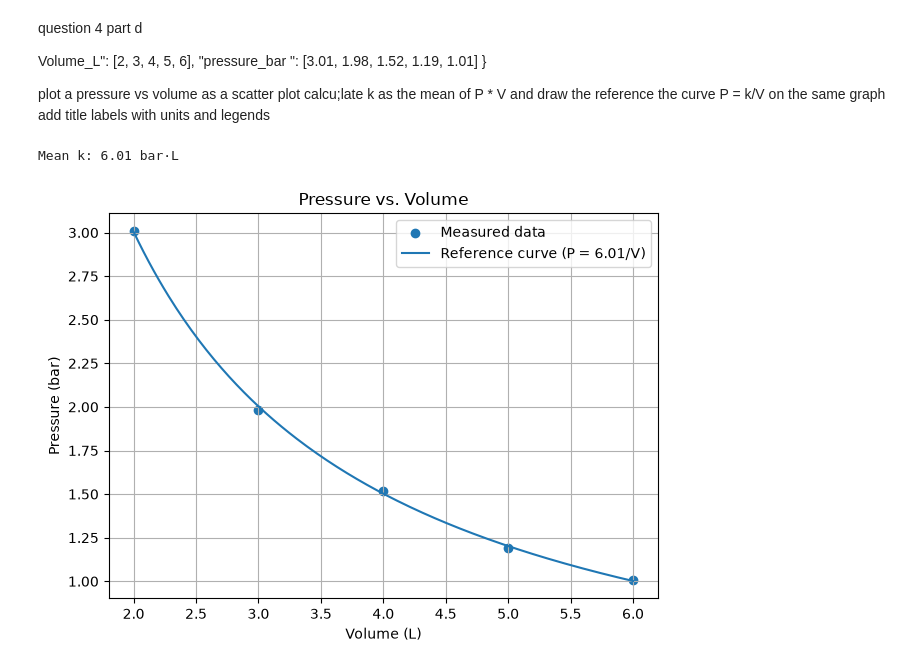
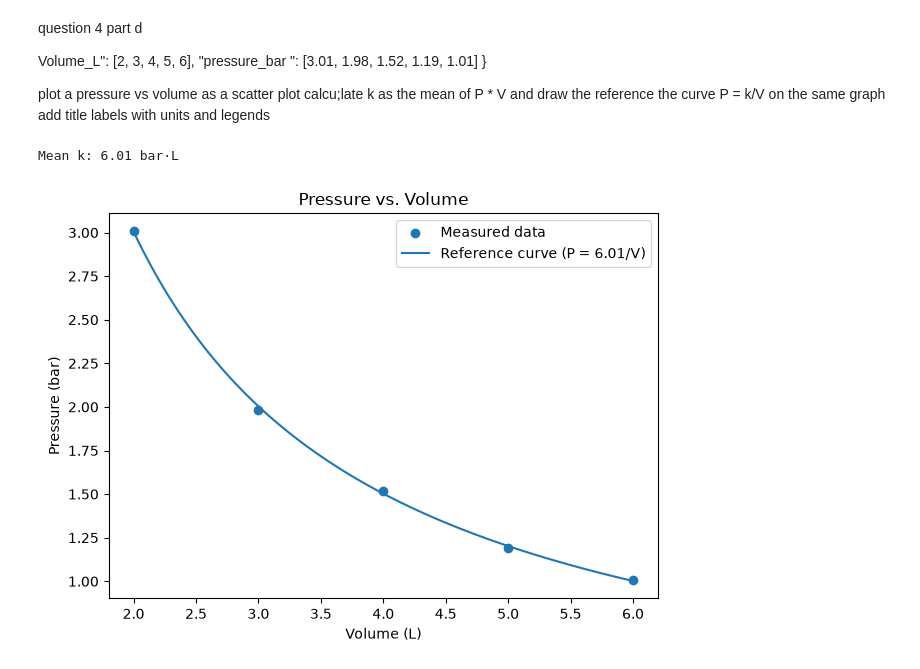
Before and after one commit to purvisahu308007-cmd/CP_Practical, a Jupyter notebook: 20251001061_set.ipynb, the cells around one changed output. Cells and saved outputs as stored; diff of their text form; code cells hidden in the pictures.

```diff
--- a/20251001061_set.ipynb
+++ b/20251001061_set.ipynb
@@ -368,32 +375,31 @@ volume_L = [2, 3, 4, 5, 6]
 pressure_bar = [3.01, 1.98, 1.52, 1.19, 1.01]
 
 # Calculate the mean of P * V
 pv_sum = 0
 for i in range(len(volume_L)):
     pv_sum += pressure_bar[i] * volume_L[i]
 
 k = pv_sum / len(volume_L)
 print(f"Mean k: {k:.2f} bar·L")
 
 # Generate points for the reference curve P = k / V
 volume_curve = []
 pressure_curve = []
 
 for i in range(200):
     volume = 2 + i * (6 - 2) / 199
     volume_curve.append(volume)
     pressure_curve.append(k / volume)
 
 plt.scatter(volume_L, pressure_bar, label="Measured data")
 plt.plot(volume_curve, pressure_curve, label=f"Reference curve (P = {k:.2f}/V)")
 
 plt.title("Pressure vs. Volume")
 plt.xlabel("Volume (L)")
 plt.ylabel("Pressure (bar)")
 plt.legend()
-plt.grid(True)
 plt.tight_layout()
 plt.show()
 # %% [output]
 Mean k: 6.01 bar·L
-[figure, old version]
+[figure, new version]
```
Also changed, not shown: parts of 5 cells of this notebook.
